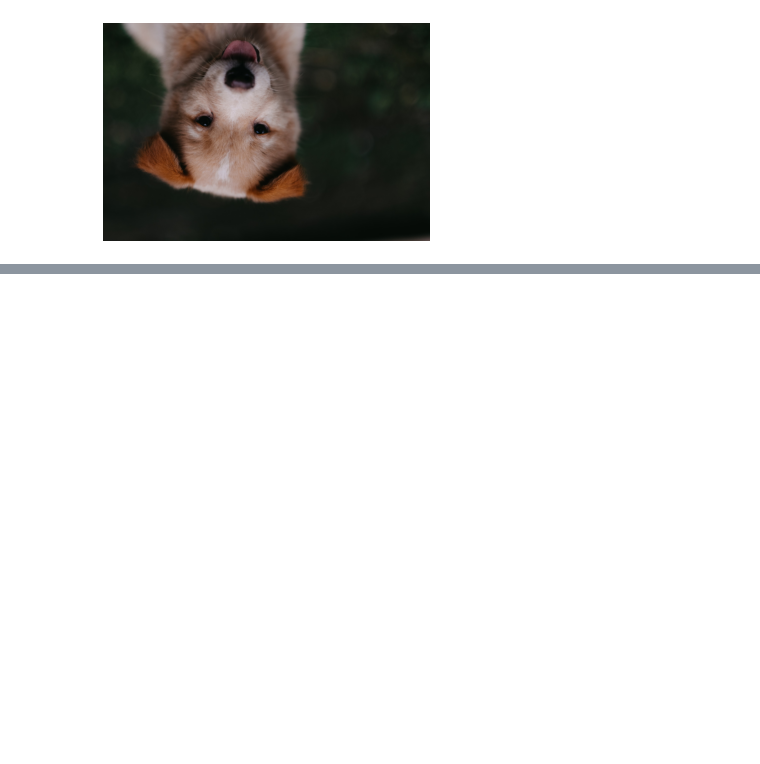
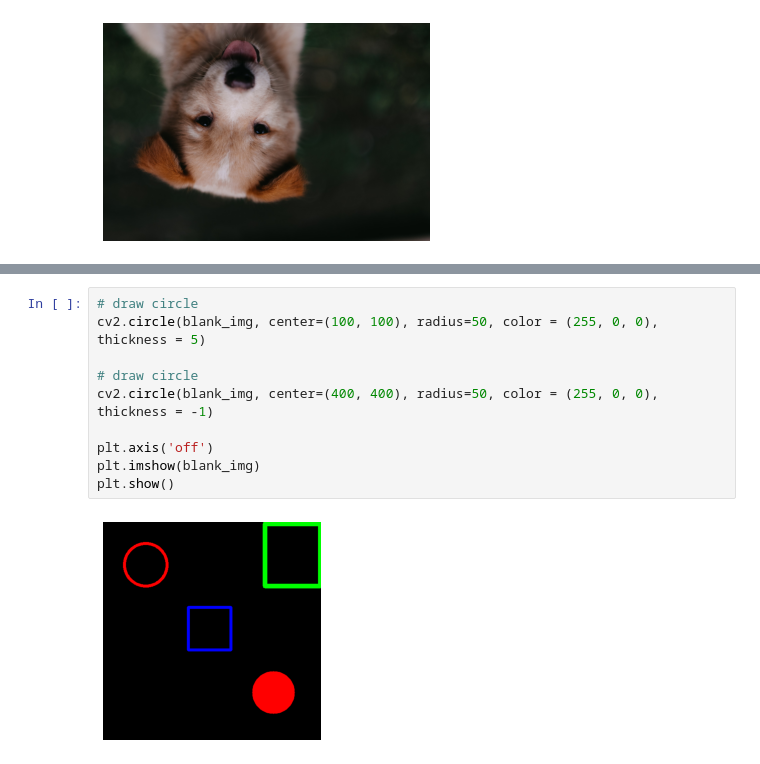
Before and after one commit to luisespriella9/Computer-Vision-Udemy, a Jupyter notebook: Numpy_and_Image_Basics.ipynb, the cells around one changed output, grey strips where cells are left out. Saved outputs shown, nothing was run; the diff lists cells and outputs as text; blank space fills up the shorter version.

```diff
--- a/Numpy_and_Image_Basics.ipynb
+++ b/Numpy_and_Image_Basics.ipynb
@@ -110,0 +128,12 @@ plt.show()
+# %%
+# draw circle
+cv2.circle(blank_img, center=(100, 100), radius=50, color = (255, 0, 0), thickness = 5)
+
+# draw circle
+cv2.circle(blank_img, center=(400, 400), radius=50, color = (255, 0, 0), thickness = -1)
+
+plt.axis('off')
+plt.imshow(blank_img)
+plt.show()
+# %% [output]
+[figure, added]
```
Also changed, not shown: parts of 7 cells of this notebook.
